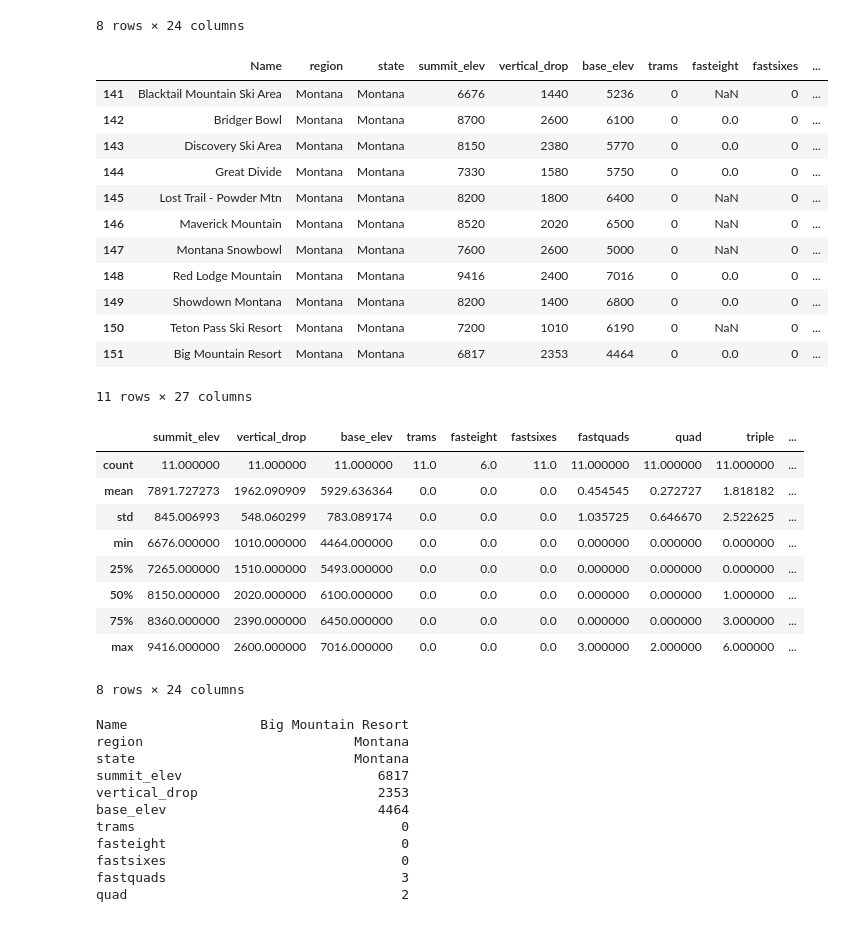
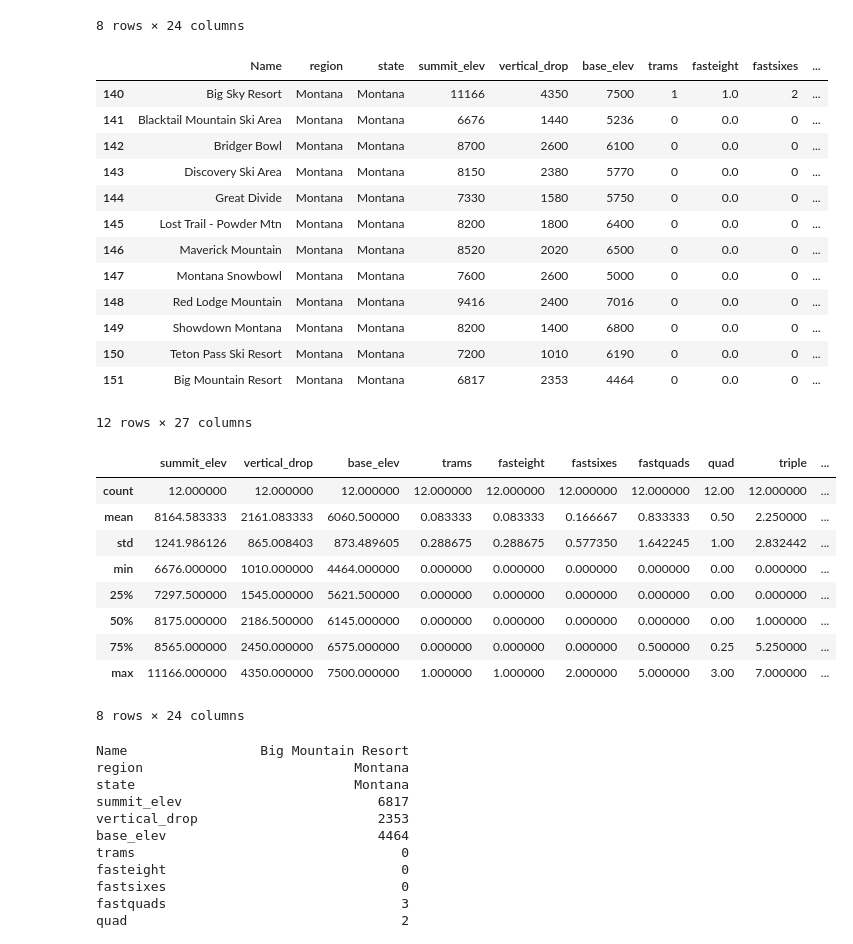
Before and after one commit to coca1dayo/GuidedCapStone, a Jupyter notebook: Notebook_stepthree.ipynb, the cells around one changed output. Cells and saved outputs as stored; diff of their text form; code cells hidden in the pictures.

```diff
--- a/Notebook_stepthree.ipynb
+++ b/Notebook_stepthree.ipynb
@@ -69,33 +69,34 @@ info.describe()
 8 rows × 24 columns
 # %%
 # getting the information of just the state of Montana
-info.iloc[141:152]
+info.iloc[140:152]
 # %% [output]
 |  | Name | region | state | summit_elev | vertical_drop | base_elev | trams | fasteight | fastsixes | ... |
-| 141 | Blacktail Mountain Ski Area | Montana | Montana | 6676 | 1440 | 5236 | 0 | NaN | 0 | ... |
+| 140 | Big Sky Resort | Montana | Montana | 11166 | 4350 | 7500 | 1 | 1.0 | 2 | ... |
+| 141 | Blacktail Mountain Ski Area | Montana | Montana | 6676 | 1440 | 5236 | 0 | 0.0 | 0 | ... |
 | 142 | Bridger Bowl | Montana | Montana | 8700 | 2600 | 6100 | 0 | 0.0 | 0 | ... |
 | 143 | Discovery Ski Area | Montana | Montana | 8150 | 2380 | 5770 | 0 | 0.0 | 0 | ... |
 | 144 | Great Divide | Montana | Montana | 7330 | 1580 | 5750 | 0 | 0.0 | 0 | ... |
-| 145 | Lost Trail - Powder Mtn | Montana | Montana | 8200 | 1800 | 6400 | 0 | NaN | 0 | ... |
-| 146 | Maverick Mountain | Montana | Montana | 8520 | 2020 | 6500 | 0 | NaN | 0 | ... |
-| 147 | Montana Snowbowl | Montana | Montana | 7600 | 2600 | 5000 | 0 | NaN | 0 | ... |
+| 145 | Lost Trail - Powder Mtn | Montana | Montana | 8200 | 1800 | 6400 | 0 | 0.0 | 0 | ... |
+| 146 | Maverick Mountain | Montana | Montana | 8520 | 2020 | 6500 | 0 | 0.0 | 0 | ... |
+| 147 | Montana Snowbowl | Montana | Montana | 7600 | 2600 | 5000 | 0 | 0.0 | 0 | ... |
 | 148 | Red Lodge Mountain | Montana | Montana | 9416 | 2400 | 7016 | 0 | 0.0 | 0 | ... |
 | 149 | Showdown Montana | Montana | Montana | 8200 | 1400 | 6800 | 0 | 0.0 | 0 | ... |
-| 150 | Teton Pass Ski Resort | Montana | Montana | 7200 | 1010 | 6190 | 0 | NaN | 0 | ... |
+| 150 | Teton Pass Ski Resort | Montana | Montana | 7200 | 1010 | 6190 | 0 | 0.0 | 0 | ... |
 | 151 | Big Mountain Resort | Montana | Montana | 6817 | 2353 | 4464 | 0 | 0.0 | 0 | ... |
-11 rows × 27 columns
+12 rows × 27 columns
 # %%
-info.iloc[141:152].describe()
+info.iloc[140:152].describe()
 # %% [output]
 |  | summit_elev | vertical_drop | base_elev | trams | fasteight | fastsixes | fastquads | quad | triple | ... |
-| count | 11.000000 | 11.000000 | 11.000000 | 11.0 | 6.0 | 11.0 | 11.000000 | 11.000000 | 11.000000 | ... |
-| mean | 7891.727273 | 1962.090909 | 5929.636364 | 0.0 | 0.0 | 0.0 | 0.454545 | 0.272727 | 1.818182 | ... |
-| std | 845.006993 | 548.060299 | 783.089174 | 0.0 | 0.0 | 0.0 | 1.035725 | 0.646670 | 2.522625 | ... |
-| min | 6676.000000 | 1010.000000 | 4464.000000 | 0.0 | 0.0 | 0.0 | 0.000000 | 0.000000 | 0.000000 | ... |
-| 25% | 7265.000000 | 1510.000000 | 5493.000000 | 0.0 | 0.0 | 0.0 | 0.000000 | 0.000000 | 0.000000 | ... |
-| 50% | 8150.000000 | 2020.000000 | 6100.000000 | 0.0 | 0.0 | 0.0 | 0.000000 | 0.000000 | 1.000000 | ... |
-| 75% | 8360.000000 | 2390.000000 | 6450.000000 | 0.0 | 0.0 | 0.0 | 0.000000 | 0.000000 | 3.000000 | ... |
-| max | 9416.000000 | 2600.000000 | 7016.000000 | 0.0 | 0.0 | 0.0 | 3.000000 | 2.000000 | 6.000000 | ... |
+| count | 12.000000 | 12.000000 | 12.000000 | 12.000000 | 12.000000 | 12.000000 | 12.000000 | 12.00 | 12.000000 | ... |
+| mean | 8164.583333 | 2161.083333 | 6060.500000 | 0.083333 | 0.083333 | 0.166667 | 0.833333 | 0.50 | 2.250000 | ... |
+| std | 1241.986126 | 865.008403 | 873.489605 | 0.288675 | 0.288675 | 0.577350 | 1.642245 | 1.00 | 2.832442 | ... |
+| min | 6676.000000 | 1010.000000 | 4464.000000 | 0.000000 | 0.000000 | 0.000000 | 0.000000 | 0.00 | 0.000000 | ... |
+| 25% | 7297.500000 | 1545.000000 | 5621.500000 | 0.000000 | 0.000000 | 0.000000 | 0.000000 | 0.00 | 0.000000 | ... |
+| 50% | 8175.000000 | 2186.500000 | 6145.000000 | 0.000000 | 0.000000 | 0.000000 | 0.000000 | 0.00 | 1.000000 | ... |
+| 75% | 8565.000000 | 2450.000000 | 6575.000000 | 0.000000 | 0.000000 | 0.000000 | 0.500000 | 0.25 | 5.250000 | ... |
+| max | 11166.000000 | 4350.000000 | 7500.000000 | 1.000000 | 1.000000 | 2.000000 | 5.000000 | 3.00 | 7.000000 | ... |
 8 rows × 24 columns
 # %%
 # looking at the information of just the focus of the exploration Big Mountain Resort.
```
Also changed, not shown: parts of 8 cells of this notebook.
